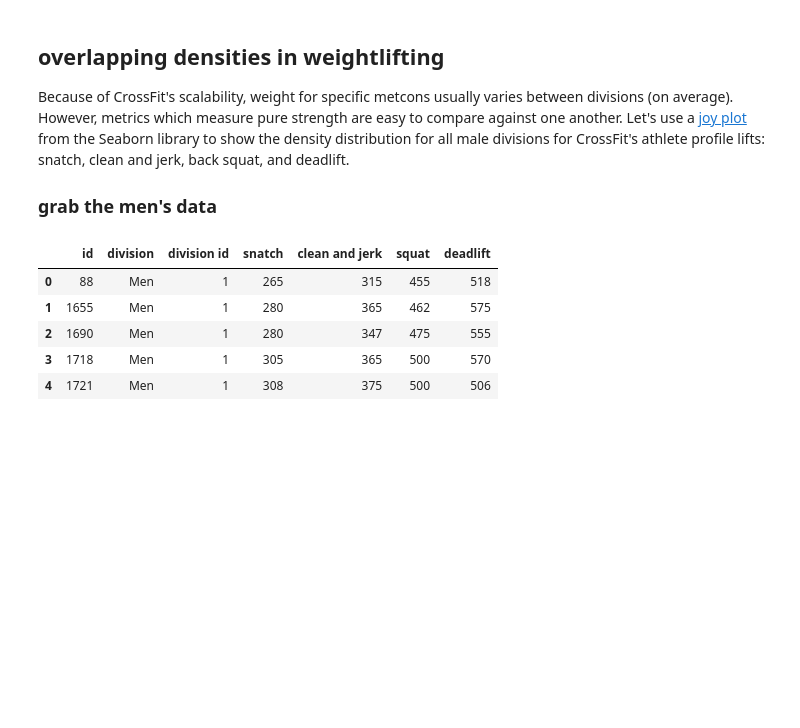
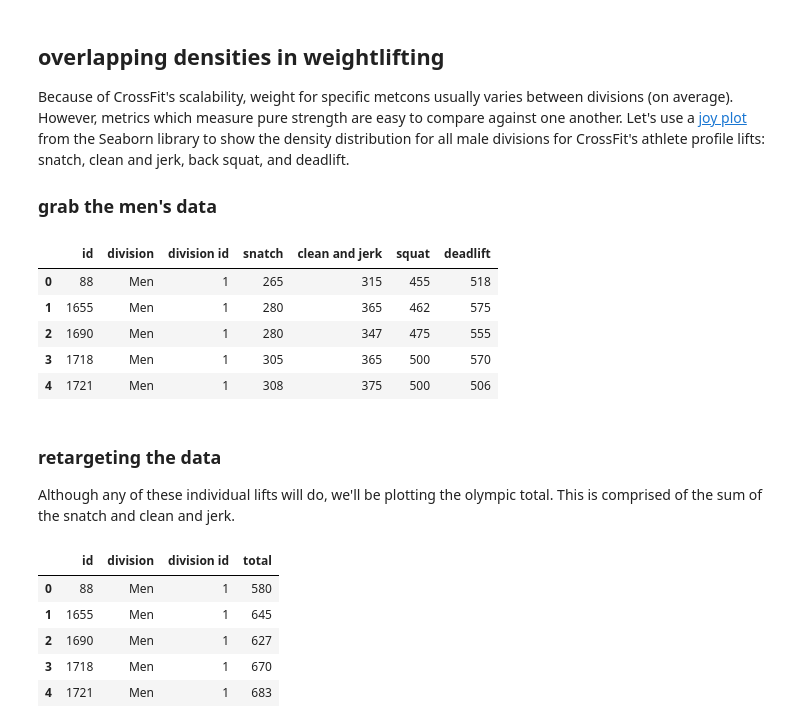
Before and after one commit to zfreedman/crossfit_open_2018, a Jupyter notebook: data_visualization.ipynb, the cells around one changed output. Cells and saved outputs as stored; diff of their text form; code cells hidden in the pictures; blank space fills up the shorter version.

```diff
--- a/data_visualization.ipynb
+++ b/data_visualization.ipynb
@@ -610,3 +612,18 @@ mens_lifts.head(5)
 | 2 | 1690 | Men | 1 | 280 | 347 | 475 | 555 |
 | 3 | 1718 | Men | 1 | 305 | 365 | 500 | 570 |
 | 4 | 1721 | Men | 1 | 308 | 375 | 500 | 506 |
+# %% [markdown]
+### retargeting the data
+Although any of these individual lifts will do, we'll be plotting the olympic total. This is comprised of the sum of the snatch and clean and jerk.
+# %%
+mens_totals = pd.DataFrame(mens_lifts.drop(["squat", "deadlift"], axis=1))
+mens_totals["total"] = mens_totals["snatch"] + mens_totals["clean and jerk"]
+mens_totals = mens_totals.drop(["snatch", "clean and jerk"], axis=1)
+mens_totals.head(5)
+# %% [output]
+|  | id | division | division id | total |
+| 0 | 88 | Men | 1 | 580 |
+| 1 | 1655 | Men | 1 | 645 |
+| 2 | 1690 | Men | 1 | 627 |
+| 3 | 1718 | Men | 1 | 670 |
+| 4 | 1721 | Men | 1 | 683 |
```
Also changed, not shown: parts of 7 cells of this notebook, 1 other file.
